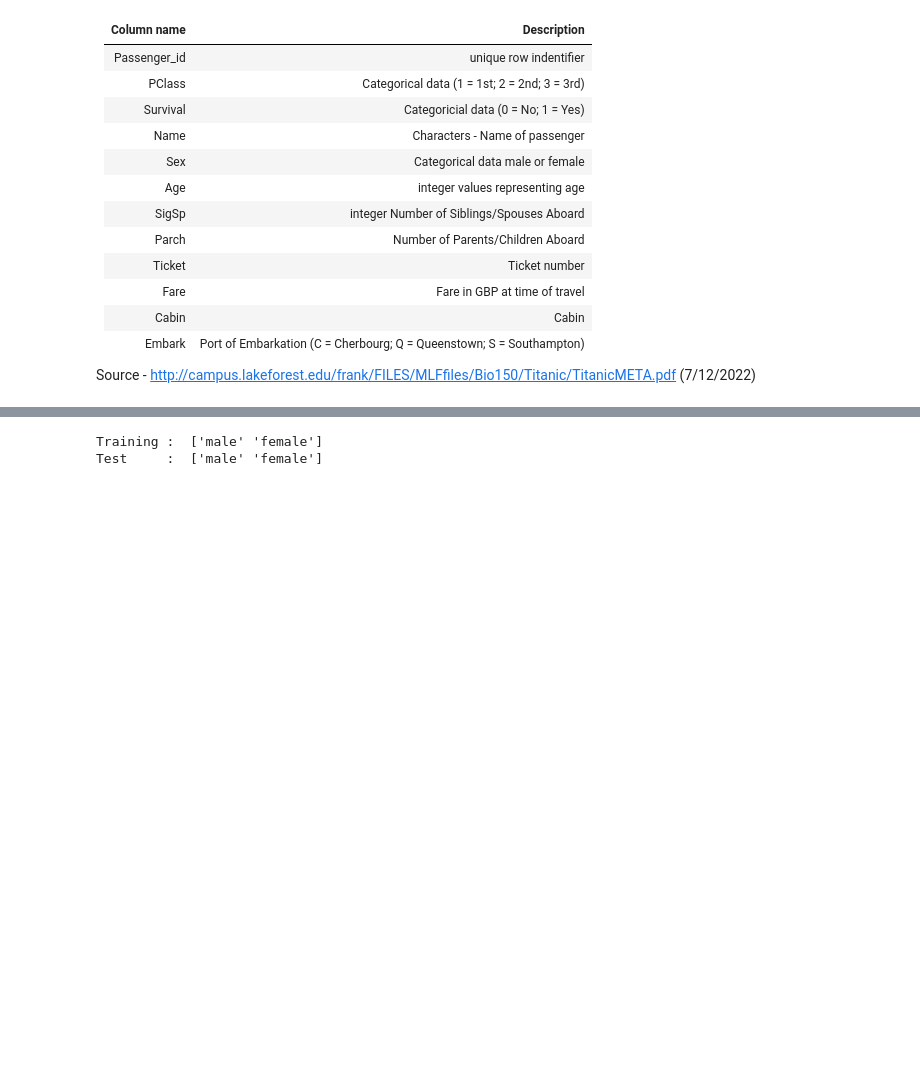
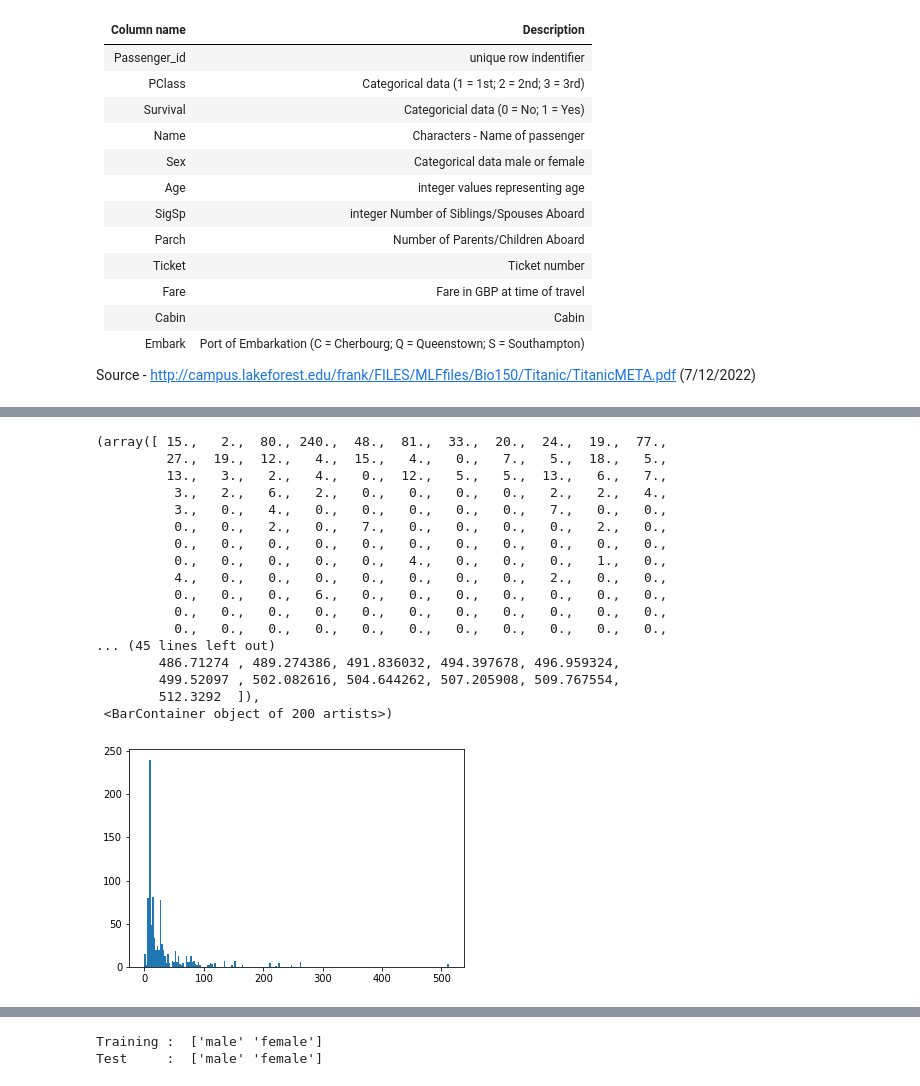
Before and after one commit to patRyserWelch8/KaggleTitanic, a Jupyter notebook: titanic.ipynb, the cells around one changed output, grey strips where cells are left out. Drawn from its saved outputs; the diff is of its cells as text; code cells hidden in the pictures; blank space fills up the shorter version.

```diff
--- a/titanic.ipynb
+++ b/titanic.ipynb
@@ -161,0 +332,3 @@ Source - http://campus.lakeforest.edu/frank/FILES/MLFfiles/Bio150/Titanic/Titani
+# %%
+titanic_train = pd.read_csv(train_data_path)
+titanic_train.dtypes
@@ -161,0 +368,7 @@ Source - http://campus.lakeforest.edu/frank/FILES/MLFfiles/Bio150/Titanic/Titani
+# %%
+titanic_train["PassengerId"] = titanic_train["PassengerId"].astype(float)
+titanic_train["SibSp"] = titanic_train["SibSp"].astype(float)
+titanic_train["Parch"] = titanic_train["Parch"].astype(float)
+titanic_train["Survived"] = titanic_train["Survived"].astype(float)
+titanic_train["Pclass"] = titanic_train["Pclass"].astype(float)
+titanic_train.dtypes
@@ -161,0 +435,3 @@ Source - http://campus.lakeforest.edu/frank/FILES/MLFfiles/Bio150/Titanic/Titani
+# %%
+titanic_train.loc[titanic_train["Age"].isnull(),"Age"] = -1.0
+titanic_train.Age.isnull().sum()
@@ -161,0 +497,21 @@ Source - http://campus.lakeforest.edu/frank/FILES/MLFfiles/Bio150/Titanic/Titani
+# %%
+plt.hist(titanic_train.Fare, bins=200)
+# %% [output]
+(array([ 15.,   2.,  80., 240.,  48.,  81.,  33.,  20.,  24.,  19.,  77.,
+         27.,  19.,  12.,   4.,  15.,   4.,   0.,   7.,   5.,  18.,   5.,
+         13.,   3.,   2.,   4.,   0.,  12.,   5.,   5.,  13.,   6.,   7.,
+          3.,   2.,   6.,   2.,   0.,   0.,   0.,   0.,   2.,   2.,   4.,
+          3.,   0.,   4.,   0.,   0.,   0.,   0.,   0.,   7.,   0.,   0.,
+          0.,   0.,   2.,   0.,   7.,   0.,   0.,   0.,   0.,   2.,   0.,
+          0.,   0.,   0.,   0.,   0.,   0.,   0.,   0.,   0.,   0.,   0.,
+          0.,   0.,   0.,   0.,   0.,   4.,   0.,   0.,   0.,   1.,   0.,
+          4.,   0.,   0.,   0.,   0.,   0.,   0.,   0.,   2.,   0.,   0.,
+          0.,   0.,   0.,   6.,   0.,   0.,   0.,   0.,   0.,   0.,   0.,
+          0.,   0.,   0.,   0.,   0.,   0.,   0.,   0.,   0.,   0.,   0.,
+          0.,   0.,   0.,   0.,   0.,   0.,   0.,   0.,   0.,   0.,   0.,
+... (45 lines left out)
+        486.71274 , 489.274386, 491.836032, 494.397678, 496.959324,
+        499.52097 , 502.082616, 504.644262, 507.205908, 509.767554,
+        512.3292  ]),
+ <BarContainer object of 200 artists>)
+[figure, added]
```
Also changed, not shown: parts of 290 cells of this notebook.
